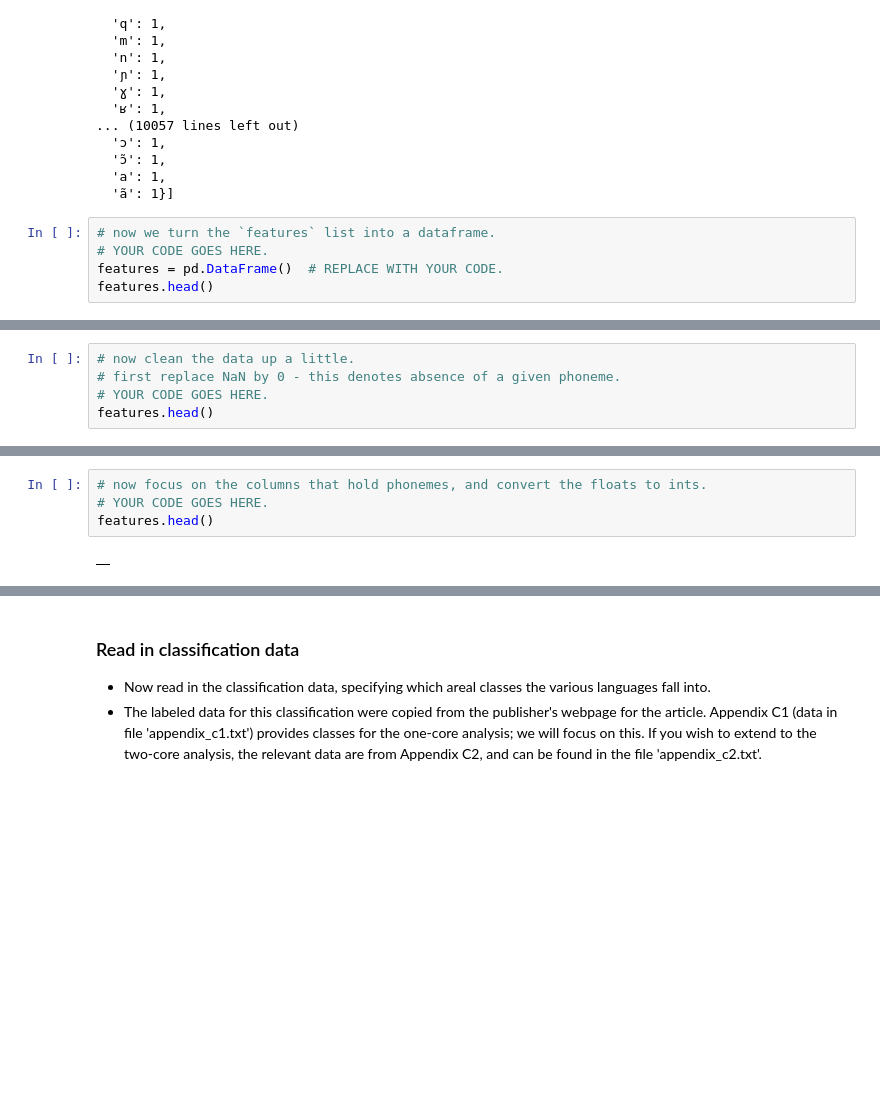
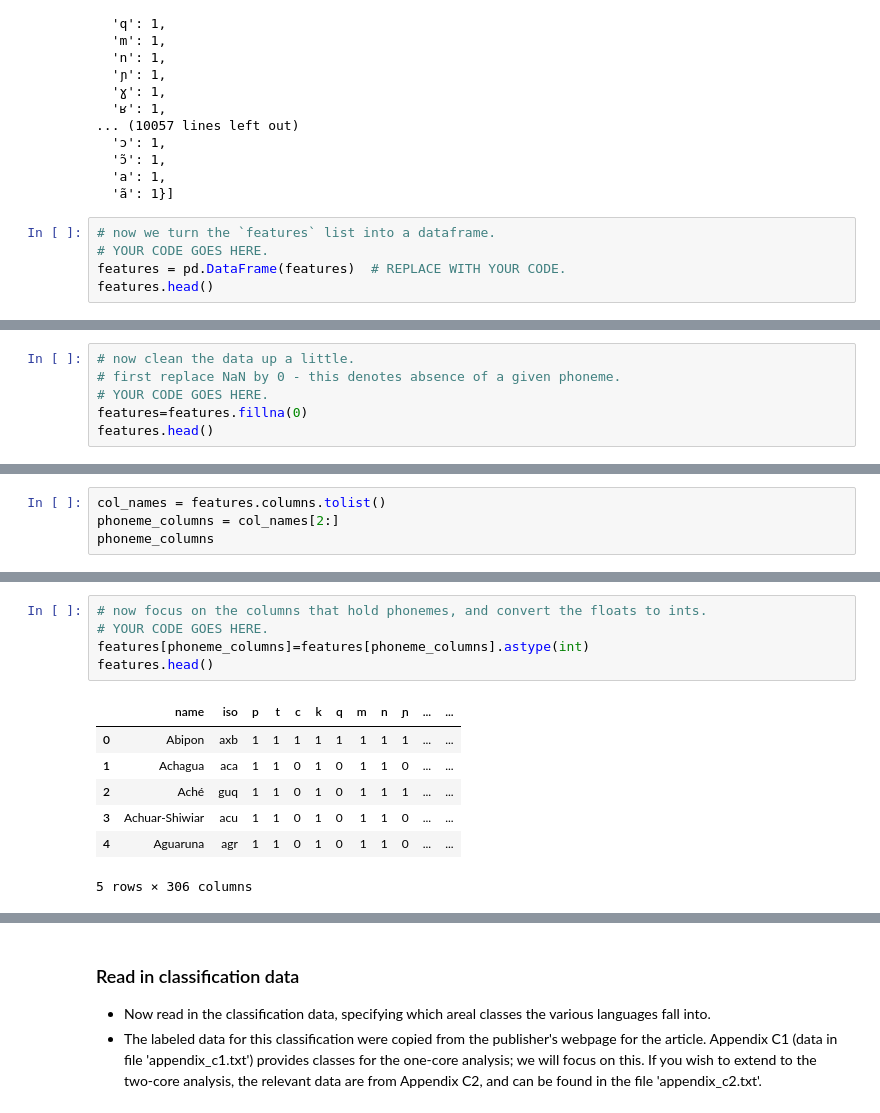
Before and after one commit to shaangao/LINGUIS-290L-COMP-LING, a Jupyter notebook: 08-hw/areality-distrib.ipynb, the cells around one changed output, grey strips where cells are left out. Cells and saved outputs as stored; diff of their text form; blank space fills up the shorter version.

```diff
--- a/08-hw/areality-distrib.ipynb
+++ b/08-hw/areality-distrib.ipynb
@@ -64,6 +64,6 @@ features
 # %%
 # now we turn the `features` list into a dataframe.
 # YOUR CODE GOES HERE.
-features = pd.DataFrame()  # REPLACE WITH YOUR CODE.
+features = pd.DataFrame(features)  # REPLACE WITH YOUR CODE.
 features.head()
 # %% [output]
@@ -72,5 +78,6 @@ features.head()
 # now clean the data up a little.
 # first replace NaN by 0 - this denotes absence of a given phoneme.
 # YOUR CODE GOES HERE.
+features=features.fillna(0)
 features.head()
 # %% [output]
@@ -77,0 +91,4 @@ features.head()
+# %%
+col_names = features.columns.tolist()
+phoneme_columns = col_names[2:]
+phoneme_columns
@@ -78,9 +113,16 @@ features.head()
 # %%
 # now focus on the columns that hold phonemes, and convert the floats to ints.
 # YOUR CODE GOES HERE.
+features[phoneme_columns]=features[phoneme_columns].astype(int)
 features.head()
 # %% [output]
-|  |
+|  | name | iso | p | t | c | k | q | m | n | ɲ | ... | ... |
+| 0 | Abipon | axb | 1 | 1 | 1 | 1 | 1 | 1 | 1 | 1 | ... | ... |
+| 1 | Achagua | aca | 1 | 1 | 0 | 1 | 0 | 1 | 1 | 0 | ... | ... |
+| 2 | Aché | guq | 1 | 1 | 0 | 1 | 0 | 1 | 1 | 1 | ... | ... |
+| 3 | Achuar-Shiwiar | acu | 1 | 1 | 0 | 1 | 0 | 1 | 1 | 0 | ... | ... |
+| 4 | Aguaruna | agr | 1 | 1 | 0 | 1 | 0 | 1 | 1 | 0 | ... | ... |
+5 rows × 306 columns
 # %%
 # there's a phoneme called "N", which will conflict with the name of one of the three classes in
 # michael et al.'s two-core analysis.
```
Also changed, not shown: parts of 21 cells of this notebook.
